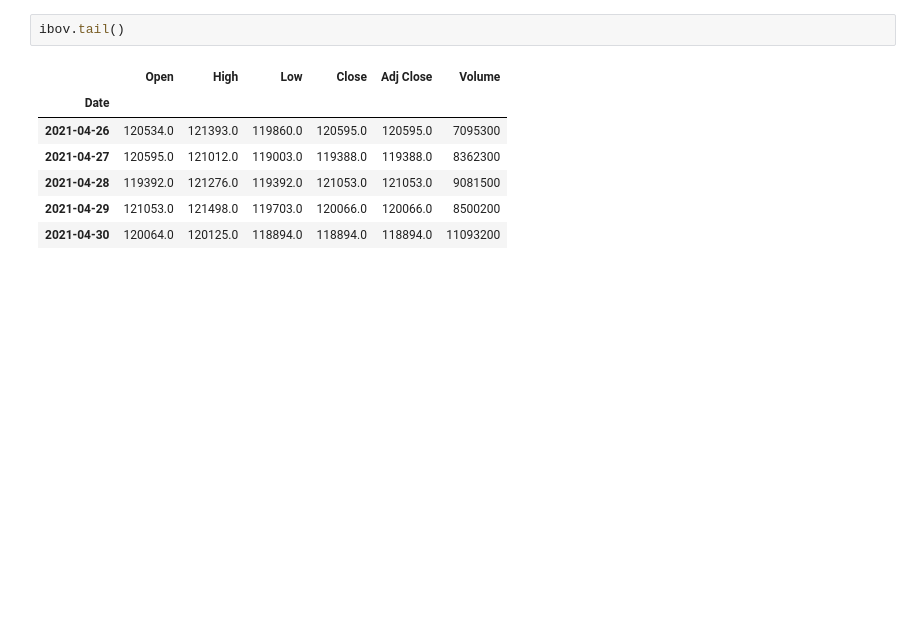
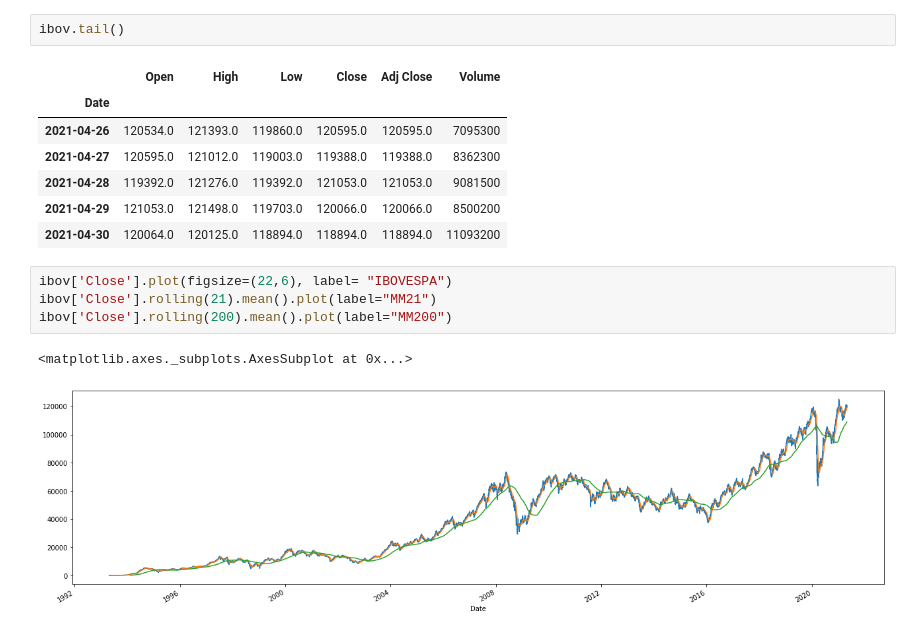
Before and after one commit to rcarasek/Python-for-Investment, a Jupyter notebook: PyForInvest_Colab.ipynb, the cells around one changed output. Cells and saved outputs as stored; diff of their text form; blank space fills up the shorter version.

```diff
--- a/PyForInvest_Colab.ipynb
+++ b/PyForInvest_Colab.ipynb
@@ -57,3 +57,10 @@ ibov.tail()
 | 2021-04-28 | 119392.0 | 121276.0 | 119392.0 | 121053.0 | 121053.0 | 9081500 |
 | 2021-04-29 | 121053.0 | 121498.0 | 119703.0 | 120066.0 | 120066.0 | 8500200 |
 | 2021-04-30 | 120064.0 | 120125.0 | 118894.0 | 118894.0 | 118894.0 | 11093200 |
+# %%
+ibov['Close'].plot(figsize=(22,6), label= "IBOVESPA")
+ibov['Close'].rolling(21).mean().plot(label="MM21")
+ibov['Close'].rolling(200).mean().plot(label="MM200")
+# %% [output]
+<matplotlib.axes._subplots.AxesSubplot at 0x...>
+[figure, added]
```
Also changed, not shown: parts of 7 cells of this notebook.
